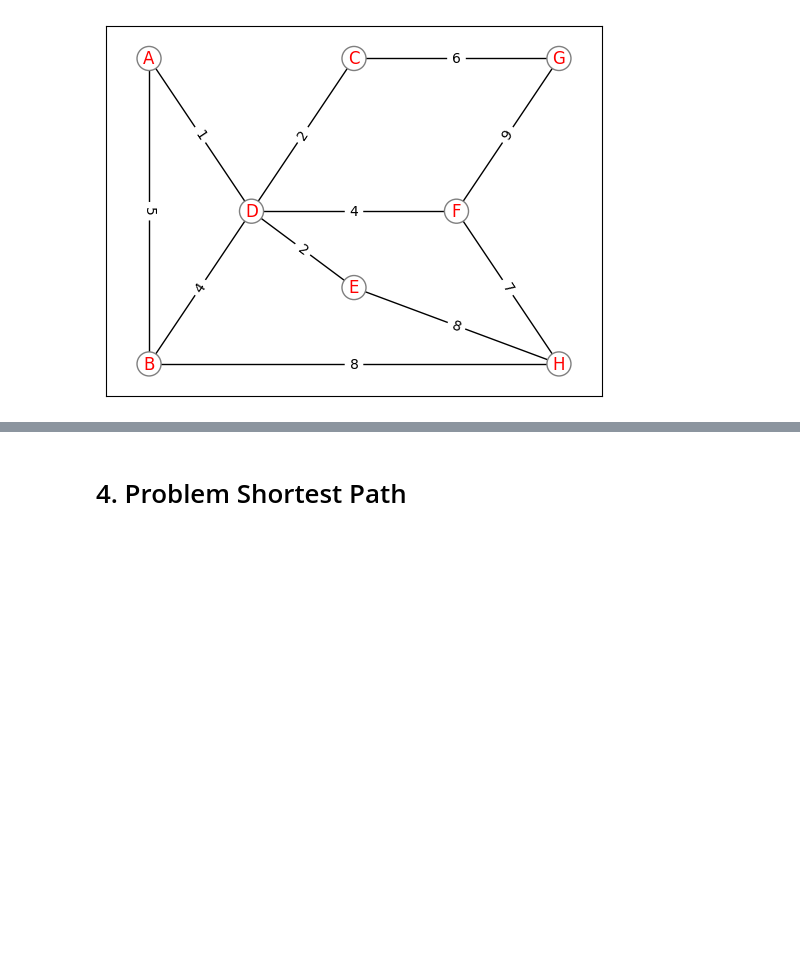
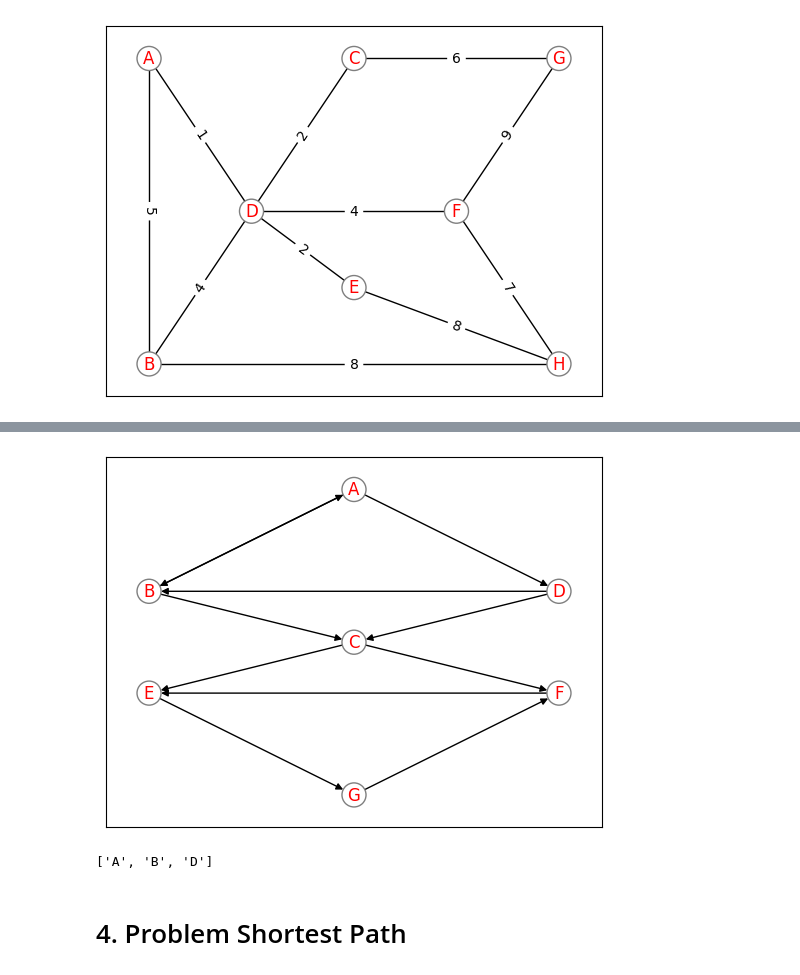
Before and after one commit to eemrds/dat600-algorithms, a Jupyter notebook: assignment3/assignment3.ipynb, the cells around one changed output, grey strips where cells are left out. Cells and saved outputs as stored; diff of their text form; code cells hidden in the pictures; blank space fills up the shorter version.

```diff
--- a/assignment3/assignment3.ipynb
+++ b/assignment3/assignment3.ipynb
@@ -512,3 +537,41 @@ KeyboardInterrupt:
+# %%
+graph3 = Graph(
+    nodes=[
+        Node("A", [("B", 0), ("D", 0)]),
+        Node("B", [("A", 0), ("C", 0)]),
+        Node("C", [("E", 0), ("F", 0)]),
+        Node("D", [("B", 0), ("C", 0)]),
+        Node("E", [("G", 0)]),
+        Node("F", [("E", 0)]),
+        Node("G", [("F", 0)]),
+    ],
+    pos={
+        "A": (0, 0),
+        "B": (-1, -1),
+        "C": (0, -1.5),
+        "D": (1, -1),
+        "E": (-1, -2),
+        "F": (1, -2),
+        "G": (0, -3),
+    },
+)
+
+graph3.graphical(graph_type="DiGraph")
+# %% [output]
+[figure, added]
+# %%
+def finding_champion(G: Graph) -> list[str]:
+    champions = []
+    for node in G.nodes:
+        connected_nodes, _ = bfs(copy.deepcopy(G), node.name)
+        if len(connected_nodes) == len(G.nodes):
+            champions.append(node.name)
+    return champions
+
+
+finding_champion(graph3)
+# %% [output]
+['A', 'B', 'D']
 # %% [markdown]
 # 4. Problem Shortest Path
 # %% [markdown]
```
Also changed, not shown: parts of 12 cells of this notebook.
